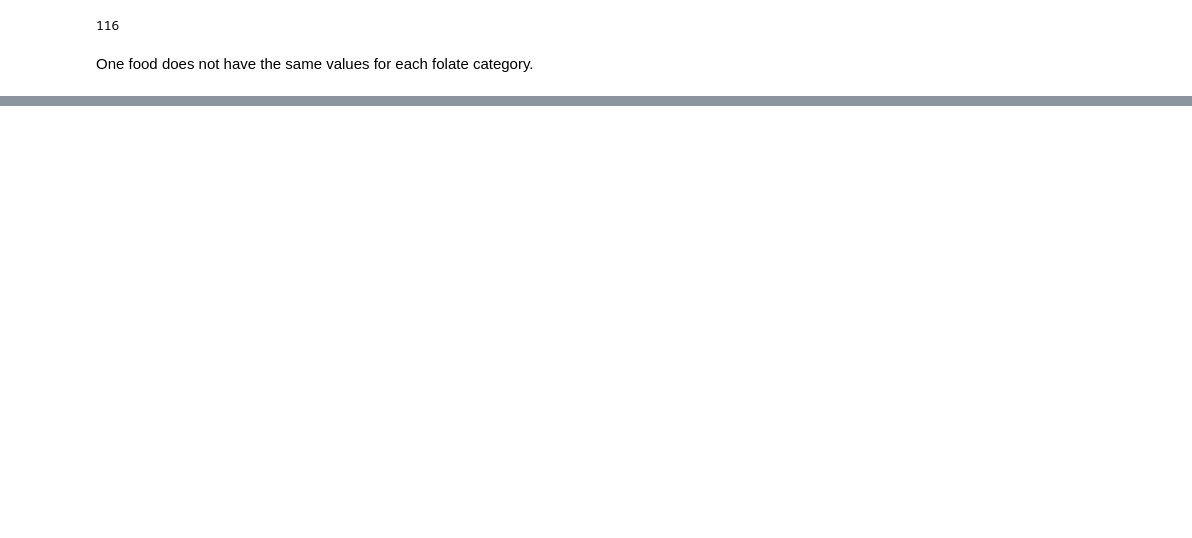
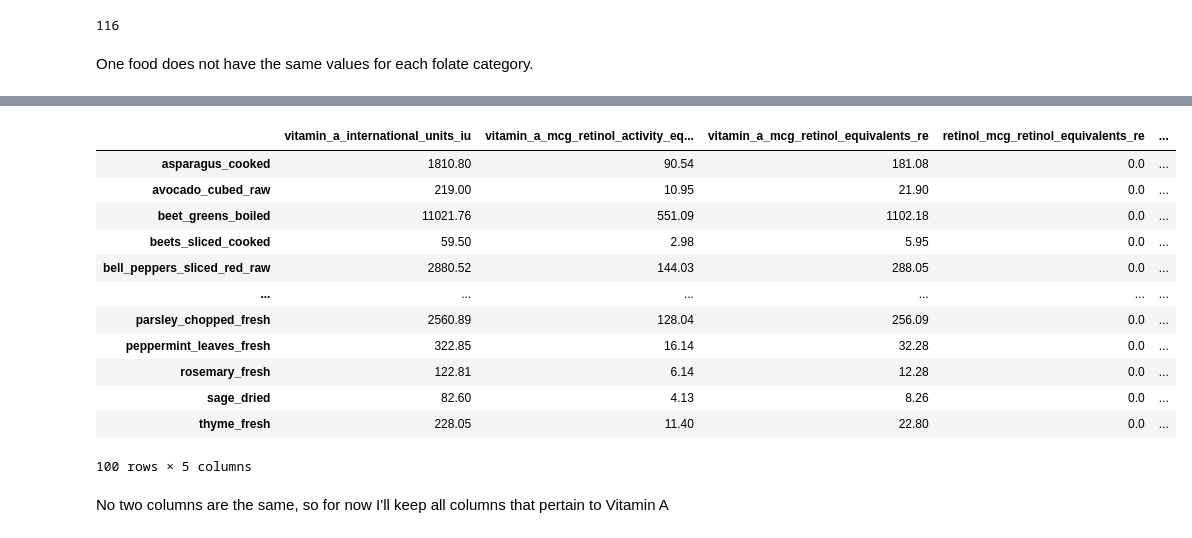
Before and after one commit to wcmohr/Nutrition, a Jupyter notebook: whfoods.ipynb, the cells around one changed output, grey strips where cells are left out. Drawn from its saved outputs; the diff is of its cells as text; code cells hidden in the pictures; blank space fills up the shorter version.

```diff
--- a/whfoods.ipynb
+++ b/whfoods.ipynb
@@ -335,0 +374,2 @@ To simplify & clean the dataset, I'll collect the "nutrient_drv" columns that do
+# %%
+nv_df.rename({'folate_dfe':'folate'},axis=1,inplace=True)
@@ -335,0 +402,2 @@ To simplify & clean the dataset, I'll collect the "nutrient_drv" columns that do
+# %%
+nv_df = nv_df.drop(columns=['vitamin_e_international_units_iu']).rename({'vitamin_e_mg_alpha_tocopherol_equivalents_ate':'vitamin_e'},axis=1)
@@ -335,0 +426,3 @@ To simplify & clean the dataset, I'll collect the "nutrient_drv" columns that do
+# %%
+va_cols =  nv_df.filter(regex='vitamin_a|carotenoid|retinol').columns
+va_cols
@@ -335,0 +436,4 @@ To simplify & clean the dataset, I'll collect the "nutrient_drv" columns that do
+# %%
+va_df = nv_df[nv_df[va_cols].\
+                 apply(lambda x: x.nunique() != 1,axis = 1).values][
+            va_cols]
@@ -335,0 +462,18 @@ To simplify & clean the dataset, I'll collect the "nutrient_drv" columns that do
+# %%
+va_df
+# %% [output]
+|  | vitamin_a_international_units_iu | vitamin_a_mcg_retinol_activity_eq... | vitamin_a_mcg_retinol_equivalents_re | retinol_mcg_retinol_equivalents_re | ... |
+| asparagus_cooked | 1810.80 | 90.54 | 181.08 | 0.0 | ... |
+| avocado_cubed_raw | 219.00 | 10.95 | 21.90 | 0.0 | ... |
+| beet_greens_boiled | 11021.76 | 551.09 | 1102.18 | 0.0 | ... |
+| beets_sliced_cooked | 59.50 | 2.98 | 5.95 | 0.0 | ... |
+| bell_peppers_sliced_red_raw | 2880.52 | 144.03 | 288.05 | 0.0 | ... |
+| ... | ... | ... | ... | ... | ... |
+| parsley_chopped_fresh | 2560.89 | 128.04 | 256.09 | 0.0 | ... |
+| peppermint_leaves_fresh | 322.85 | 16.14 | 32.28 | 0.0 | ... |
+| rosemary_fresh | 122.81 | 6.14 | 12.28 | 0.0 | ... |
+| sage_dried | 82.60 | 4.13 | 8.26 | 0.0 | ... |
+| thyme_fresh | 228.05 | 11.40 | 22.80 | 0.0 | ... |
+100 rows × 5 columns
+# %% [markdown]
+No two columns are the same, so for now I'll keep all columns that pertain to Vitamin A
```
Also changed, not shown: parts of 135 cells of this notebook, 10 other files.
